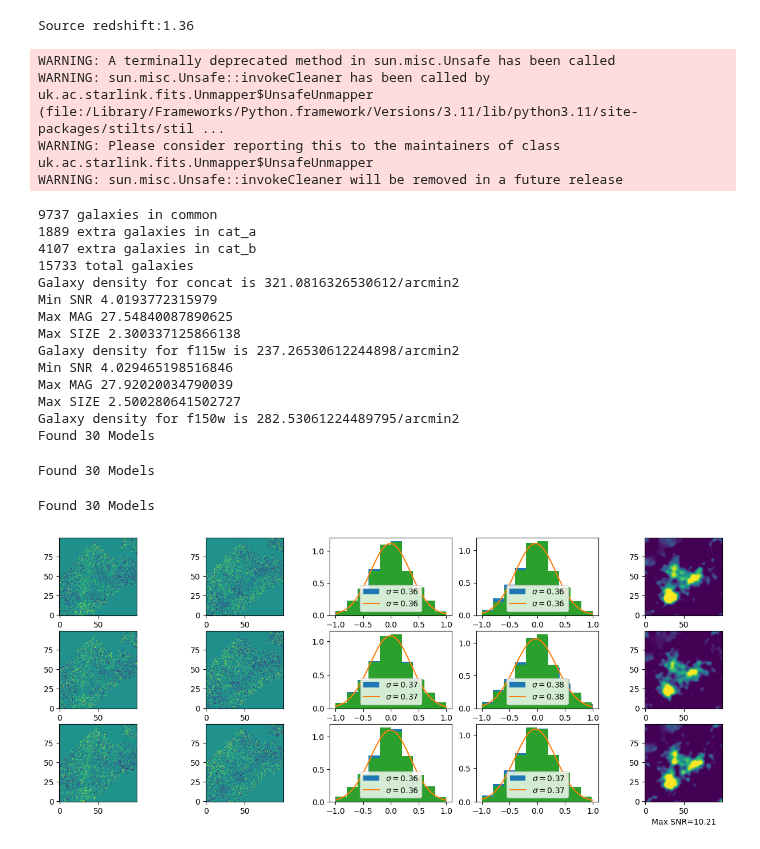
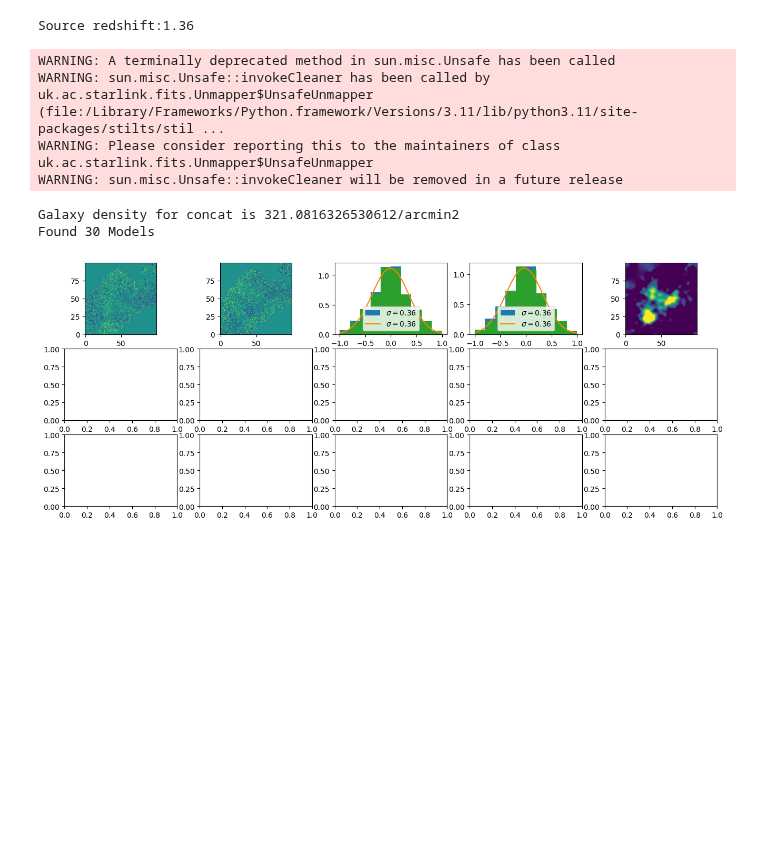
Before and after one commit to davidharvey1986/ml_a2744, a Jupyter notebook: notebooks/prepare_uncovers_data.ipynb, the cells around one changed output. Saved outputs shown, nothing was run; the diff lists cells and outputs as text; code cells hidden in the pictures; blank space fills up the shorter version.

```diff
--- a/notebooks/prepare_uncovers_data.ipynb
+++ b/notebooks/prepare_uncovers_data.ipynb
@@ -19,15 +19,15 @@ from get_model_probabilities import *
 Source redshift:1.36
 # %%
 
-nmonte=1000
+nmonte=2
 
+filter_list = ['concat']
 
 fig, ax = plt.subplots(3,5, figsize=(16,6))
 
 
 
-for ifx, ifilter in enumerate(smoothing_per_filter.keys()):
-    smooth_ngal= smoothing_per_filter[ifilter]
+for ifx, ifilter in enumerate(filter_list):
     obs_data = get_obs_data( ifilter, data_dir="../data/a2744/")
 
     g = np.sqrt( obs_data['gamma1']**2 + obs_data['gamma2']**2)
@@ -177,7 +177,6 @@ for ifx, ifilter in enumerate(smoothing_per_filter.keys()):
 #-------------------------------
 args.source_domain='a2744'
 args.target_domain='a2744'
-filter_list = ['concat','f115w','f150w']
 
 models = {}
 probabilities = {}
@@ -203,46 +202,32 @@ for ifx, ifilter in enumerate(filter_list):
     models[ifilter] = all_models
     meta, data = pkl.load(open(f"../data/a2744/obs_data_{ifilter}.pkl","rb"))
 
     #repeat
     probabilities_filt = []
     probabilities_noise_filt = []
 
     with torch.no_grad():
 
         for imodel in tqdm(all_models):
             outputs_dict = imodel([torch.tensor(data,dtype=torch.float32)])
             #if torch.all(torch.abs(outputs_dict['classification'][:,0] - outputs_dict['classification'][0,0])  < 0.01):
             #   continue
             probabilities_filt.append(torch.softmax( outputs_dict['classification'], dim=1 )[0,0])
             probabilities_noise_filt.append(torch.softmax( outputs_dict['classification'], dim=1 )[1:,0])
 
 
     probabilities_filt = torch.tensor( probabilities_filt).detach().numpy()
     probabilities_noise_filt =  torch.stack( probabilities_noise_filt).detach().numpy()
 
 
     probabilities[ifilter] = probabilities_filt
     probabilities_noise[ifilter] = probabilities_noise_filt
-pkl.dump([models, probabilities, probabilities_noise], open("pickles/model_on_data.pkl","wb"))
+pkl.dump([{}, probabilities, probabilities_noise], open("pickles/model_on_data.pkl","wb"))
 # %% [output]
 WARNING: A terminally deprecated method in sun.misc.Unsafe has been called
 WARNING: sun.misc.Unsafe::invokeCleaner has been called by uk.ac.starlink.fits.Unmapper$UnsafeUnmapper (file:/Library/Frameworks/Python.framework/Versions/3.11/lib/python3.11/site-packages/stilts/stil ...
 WARNING: Please consider reporting this to the maintainers of class uk.ac.starlink.fits.Unmapper$UnsafeUnmapper
 WARNING: sun.misc.Unsafe::invokeCleaner will be removed in a future release
-9737 galaxies in common
-1889 extra galaxies in cat_a
-4107 extra galaxies in cat_b
-15733 total galaxies
 Galaxy density for concat is 321.0816326530612/arcmin2
-Min SNR 4.0193772315979
-Max MAG 27.54840087890625
-Max SIZE 2.300337125866138
-Galaxy density for f115w is 237.26530612244898/arcmin2
-Min SNR 4.029465198516846
-Max MAG 27.92020034790039
-Max SIZE 2.500280641502727
-Galaxy density for f150w is 282.53061224489795/arcmin2
 Found 30 Models
-Found 30 Models
-Found 30 Models
-[figure, old version]
+[figure, new version]
```
Also changed, not shown: 4 other files.
